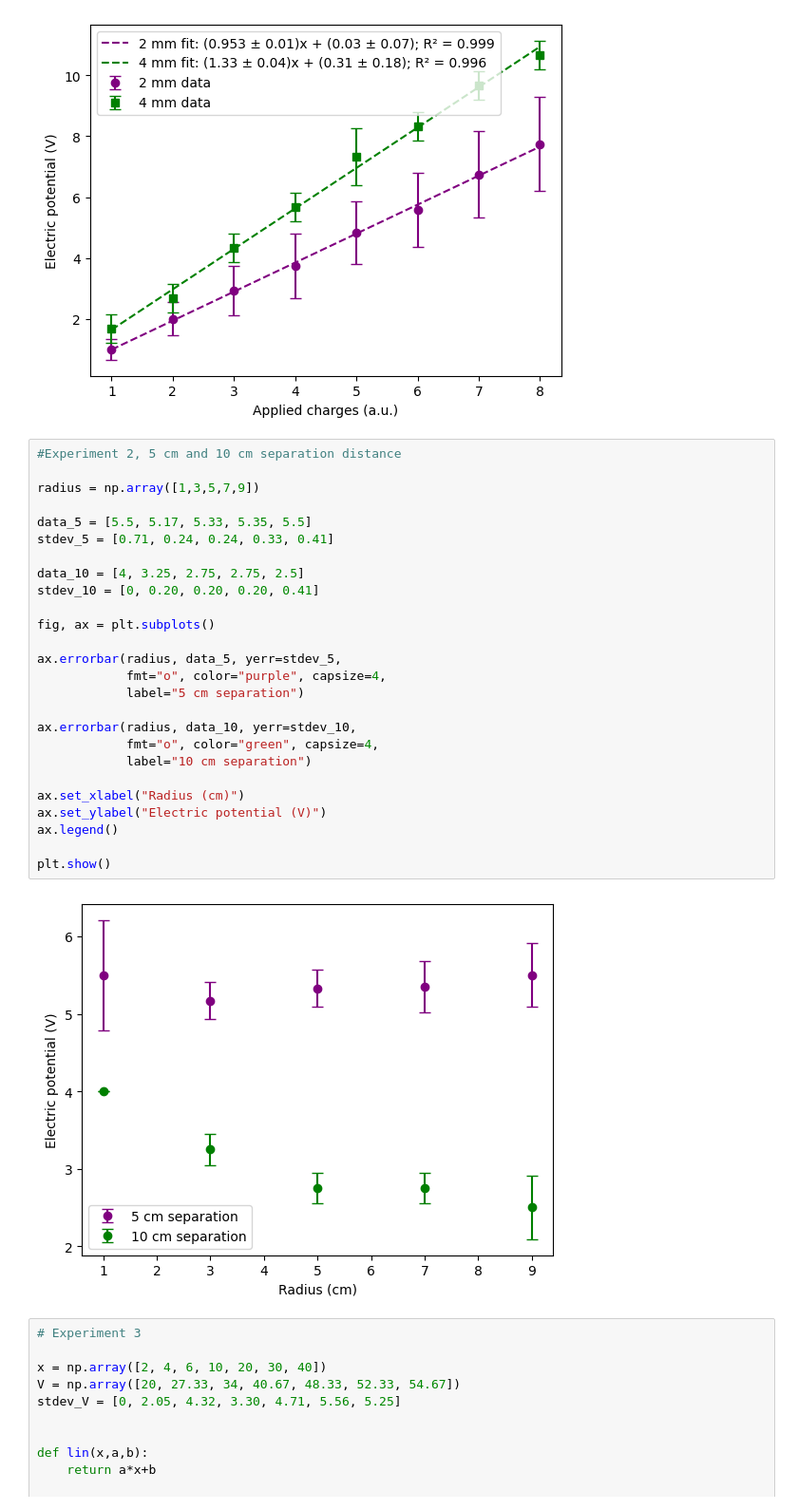
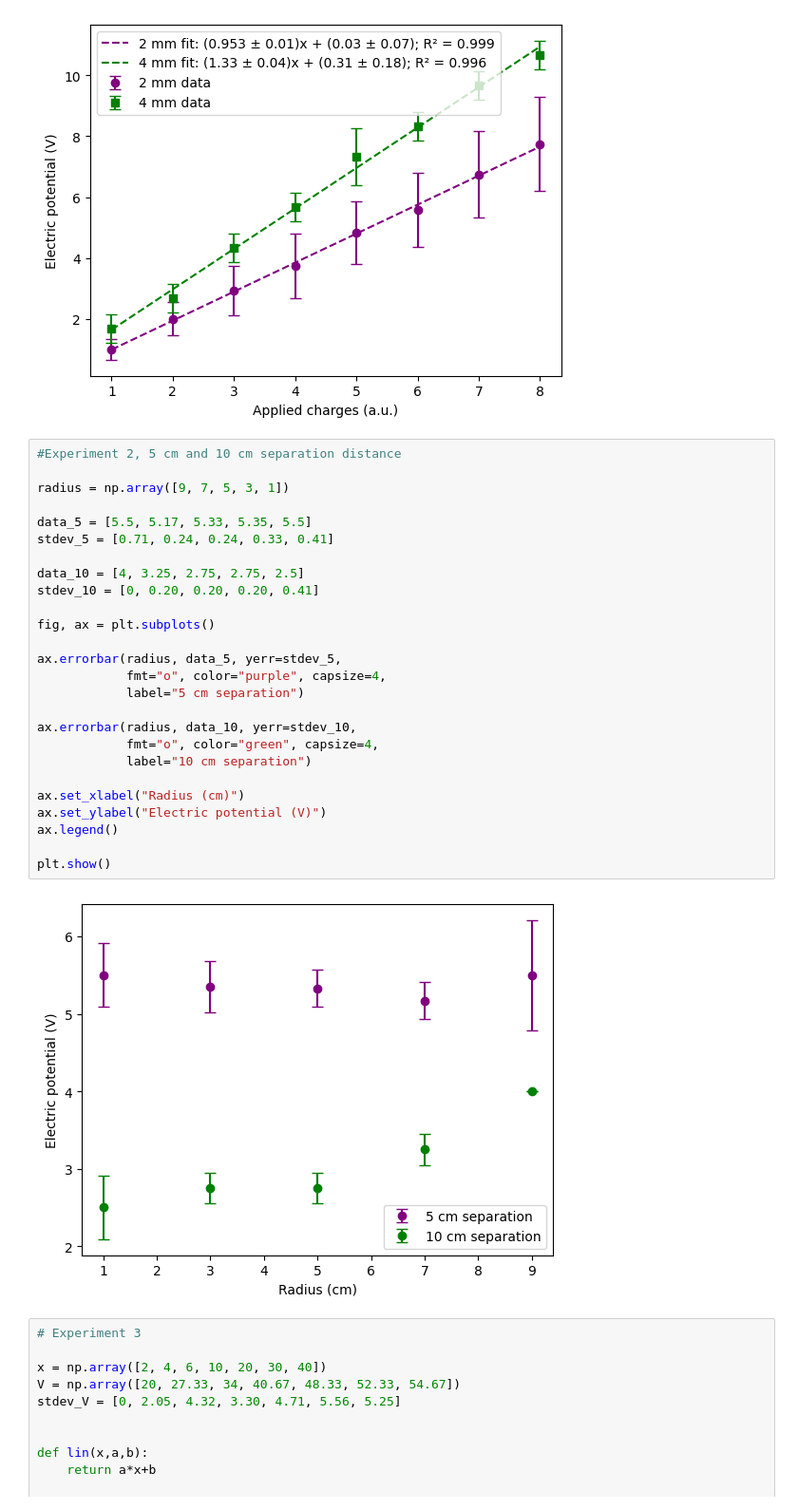
Before and after one commit to LiseKleinbekman/Bachelor-codes, a Jupyter notebook: Practical 1 figures.ipynb, the cells around one changed output. Shown at 95% size. Drawn from its saved outputs; the diff is of its cells as text.

```diff
--- a/Practical 1 figures.ipynb
+++ b/Practical 1 figures.ipynb
@@ -138,31 +138,31 @@ plt.show()
 # %%
 #Experiment 2, 5 cm and 10 cm separation distance
 
-radius = np.array([1,3,5,7,9])
+radius = np.array([9, 7, 5, 3, 1])
 
 data_5 = [5.5, 5.17, 5.33, 5.35, 5.5]
 stdev_5 = [0.71, 0.24, 0.24, 0.33, 0.41]
 
 data_10 = [4, 3.25, 2.75, 2.75, 2.5]
 stdev_10 = [0, 0.20, 0.20, 0.20, 0.41]
 
 fig, ax = plt.subplots()
 
 ax.errorbar(radius, data_5, yerr=stdev_5,
             fmt="o", color="purple", capsize=4,
             label="5 cm separation")
 
 ax.errorbar(radius, data_10, yerr=stdev_10,
             fmt="o", color="green", capsize=4,
             label="10 cm separation")
 
 ax.set_xlabel("Radius (cm)")
 ax.set_ylabel("Electric potential (V)")
 ax.legend()
 
 plt.show()
 # %% [output]
-[figure, old version]
+[figure, new version]
 # %%
 # Experiment 3
 
```
